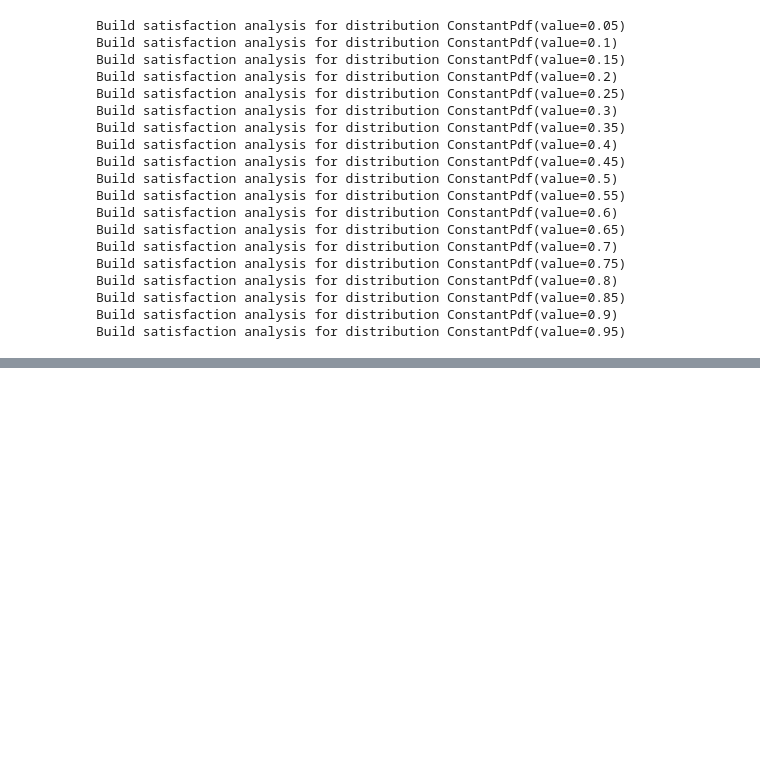
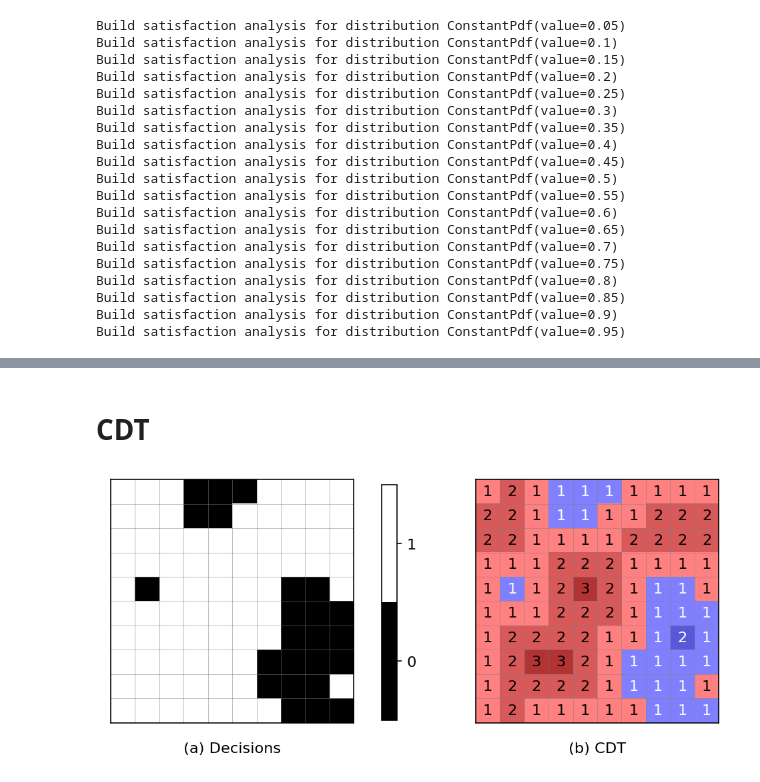
Before and after one commit to lquante/social_agent_based_modelling, a Jupyter notebook: notebooks/ClusterAnalysis2.ipynb, the cells around one changed output, grey strips where cells are left out. Cells and saved outputs as stored; diff of their text form; code cells hidden in the pictures; blank space fills up the shorter version.

Commit message:
newest state

```diff
--- a/notebooks/ClusterAnalysis2.ipynb
+++ b/notebooks/ClusterAnalysis2.ipynb
@@ -532,0 +533,2 @@ plt.show()
+# %% [markdown]
+# CDT
@@ -532,0 +558,52 @@ plt.show()
+# %%
+# check that file has valid affinity states
+file = "../data/uniform/data_A_seed100.csv"
+attitudes = np.genfromtxt(file, delimiter=' ')
+# %%
+# explanatory CDT graphics
+grid_attitude = attitudes[230].reshape(100, 100)[:10, :10]
+grid_decision = np.int32(grid_attitude >= 0.5)
+
+noe = NearestOpponentEstimator()
+
+transformed = noe.fit(grid_decision)
+
+# plot
+fig, (ax0, ax1) = plt.subplots(1, 2, figsize=(8, 5), sharey=True)
+
+colors = ((0, 0, 0), (1, 1, 1))
+cmap_bw = LinearSegmentedColormap.from_list('Custom', colors, len(colors))
+
+im0 = ax0.imshow(grid_decision, cmap=cmap_bw)
+ax1.imshow(transformed, cmap="gray_r", alpha=0.6)
+im1 = ax1.imshow(grid_decision, cmap="bwr", alpha=0.5)
+
+for (j,i), label in np.ndenumerate(transformed):
+    c = colors[np.int32(grid_decision[j, i] <= 0.5)]
+    ax1.text(i, j, label, ha='center', va='center', color=c)
+
+for ax in (ax0, ax1):
+    ax.set_xticks([])
+    ax.set_yticks([])
+
+for i in range(1, grid_decision.shape[0]):
+    ax0.axhline(i - 0.5, color="gray", lw=0.5, alpha=0.5)
+    ax1.axhline(i - 0.5, color="gray", lw=0.5, alpha=0.5)
+for i in range(1, grid_decision.shape[1]):
+    ax0.axvline(i - 0.5, color="gray", lw=0.5, alpha=0.5)
+    ax1.axvline(i - 0.5, color="gray", lw=0.5, alpha=0.5)
+
+
+cbar_ax = fig.add_axes([0.47, 0.26, 0.02, 0.48])
+cbar = fig.colorbar(im0, cax=cbar_ax)
+#cbar.ax.set_ylabel("Decision", rotation=-90, va="bottom")
+cbar.set_ticks([0.25, 0.75])
+cbar.set_ticklabels([0, 1])
+
+plt.subplots_adjust(wspace=0.5)
+
+ax0.set_xlabel(" (a) Decisions ", fontsize=11, labelpad=14)
+ax1.set_xlabel(" (b) CDT ", fontsize=11, labelpad=14)
+plt.show()
+# %% [output]
+[figure, added]
```
Also changed, not shown: parts of 28 cells of this notebook, 1 other file.
